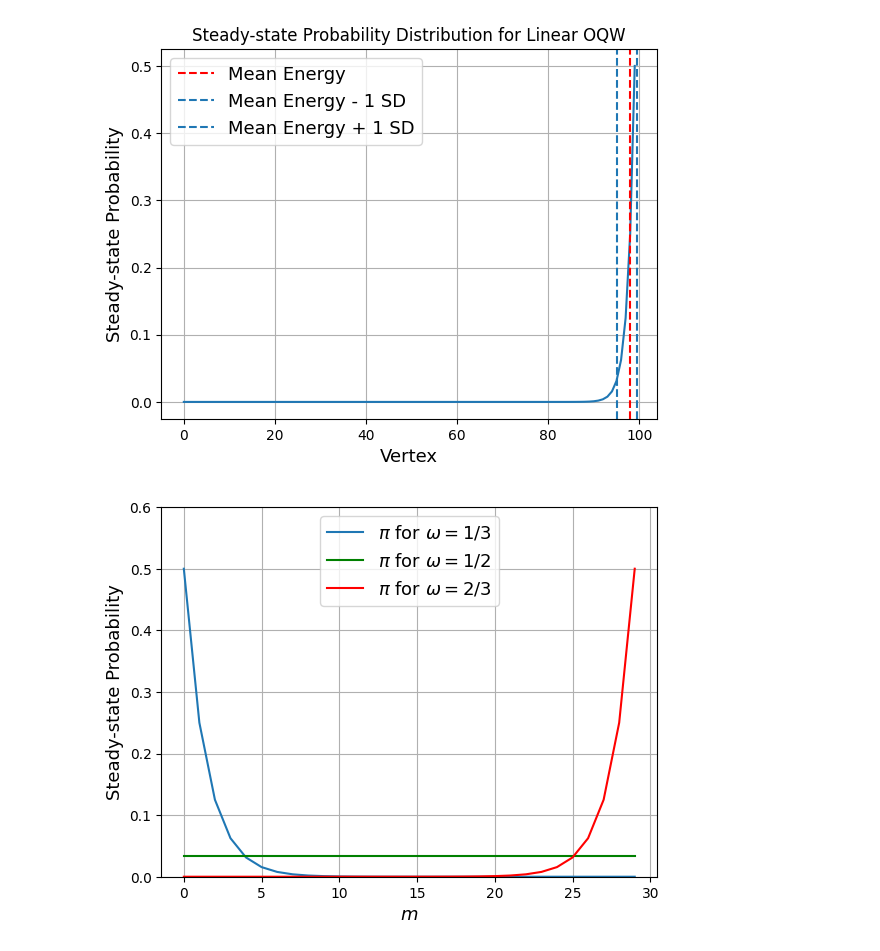
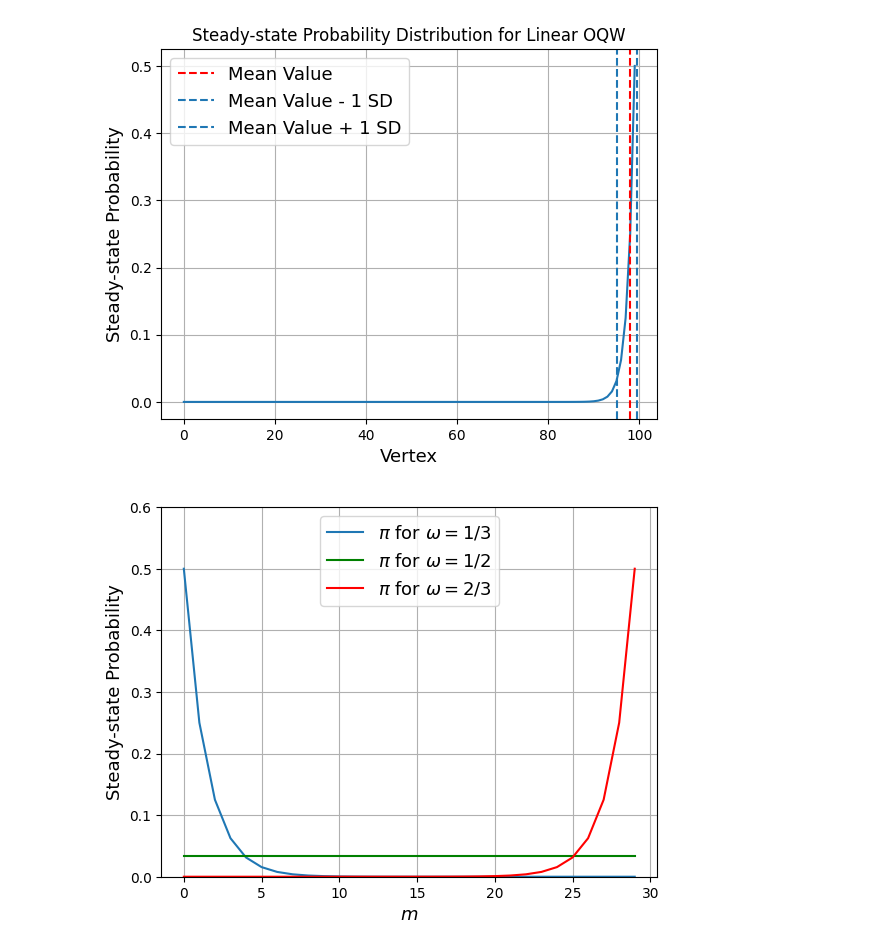
Before and after one commit to pedrolinckm/OQW-Thermodynamics, a Jupyter notebook: thermodynamics_oqw.ipynb, the cells around one changed output. Saved outputs shown, nothing was run; the diff lists cells and outputs as text; code cells hidden in the pictures.

```diff
--- a/thermodynamics_oqw.ipynb
+++ b/thermodynamics_oqw.ipynb
@@ -13,23 +13,23 @@ from scipy.special import erf
 # %%
 omega = 2/3
 N = 100
 
 list = range(N)
 
 plt.plot(list,steady_state_linear_oqw(omega,N)   )
 plt.xlabel('Vertex', fontsize=13)
 plt.ylabel('Steady-state Probability', fontsize=13)
 plt.title('Steady-state Probability Distribution for Linear OQW')
 
-plt.axvline(x=mean_energy(N,omega,1), color='red', linestyle='--', label='Mean Energy')
-plt.axvline(x=mean_energy(N,omega,1)-standart_deviation_energy(N,omega,2), linestyle='--', label='Mean Energy - 1 SD')
-plt.axvline(x=mean_energy(N,omega,1)+standart_deviation_energy(N,omega,1), linestyle='--', label='Mean Energy + 1 SD')
+plt.axvline(x=mean_energy(N,omega,1), color='red', linestyle='--', label='Mean Value')
+plt.axvline(x=mean_energy(N,omega,1)-standart_deviation_energy(N,omega,2), linestyle='--', label='Mean Value - 1 SD')
+plt.axvline(x=mean_energy(N,omega,1)+standart_deviation_energy(N,omega,1), linestyle='--', label='Mean Value + 1 SD')
 
 plt.legend(fontsize=13)
 plt.grid(True)
 plt.show()
 # %% [output]
-[figure, old version]
+[figure, new version]
 # %%
 omega1 = 1/3
 omega2 = 1/2
```
Also changed, not shown: parts of 10 cells of this notebook, 1 other file.
